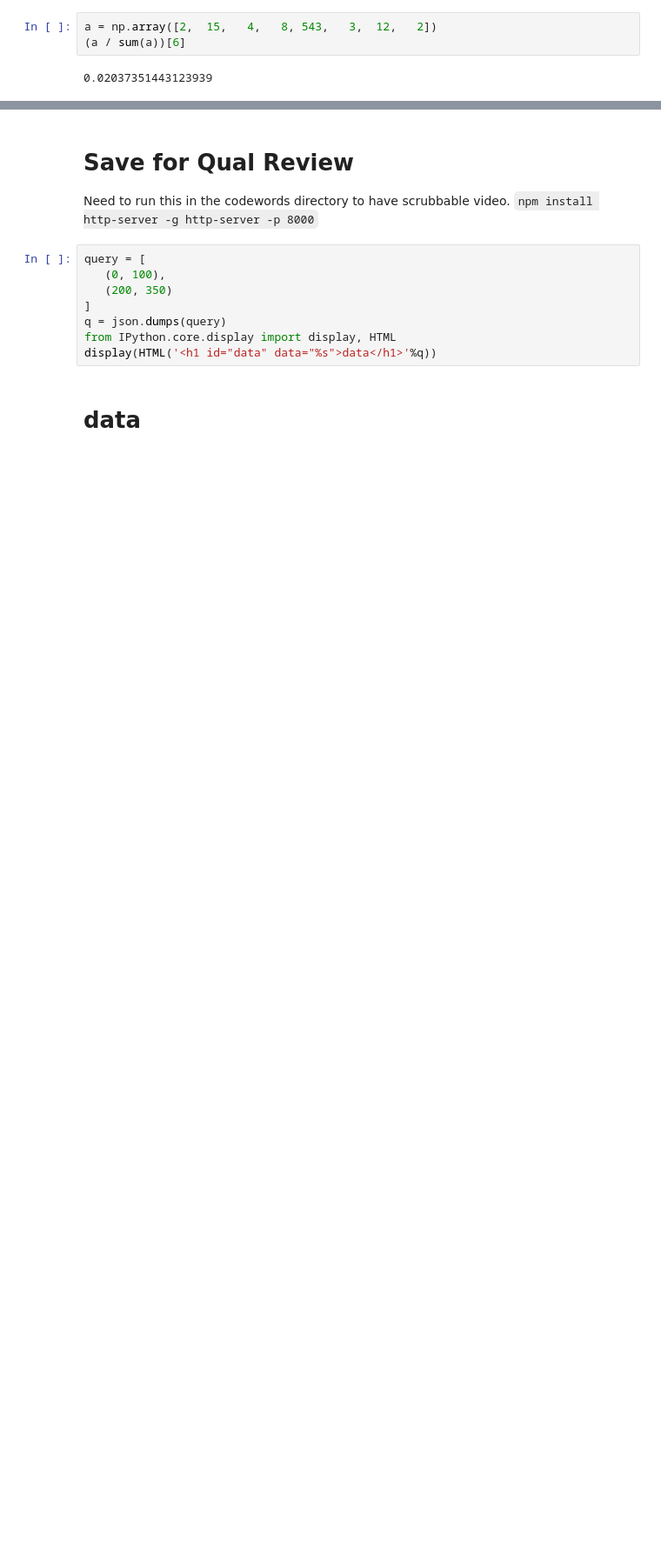
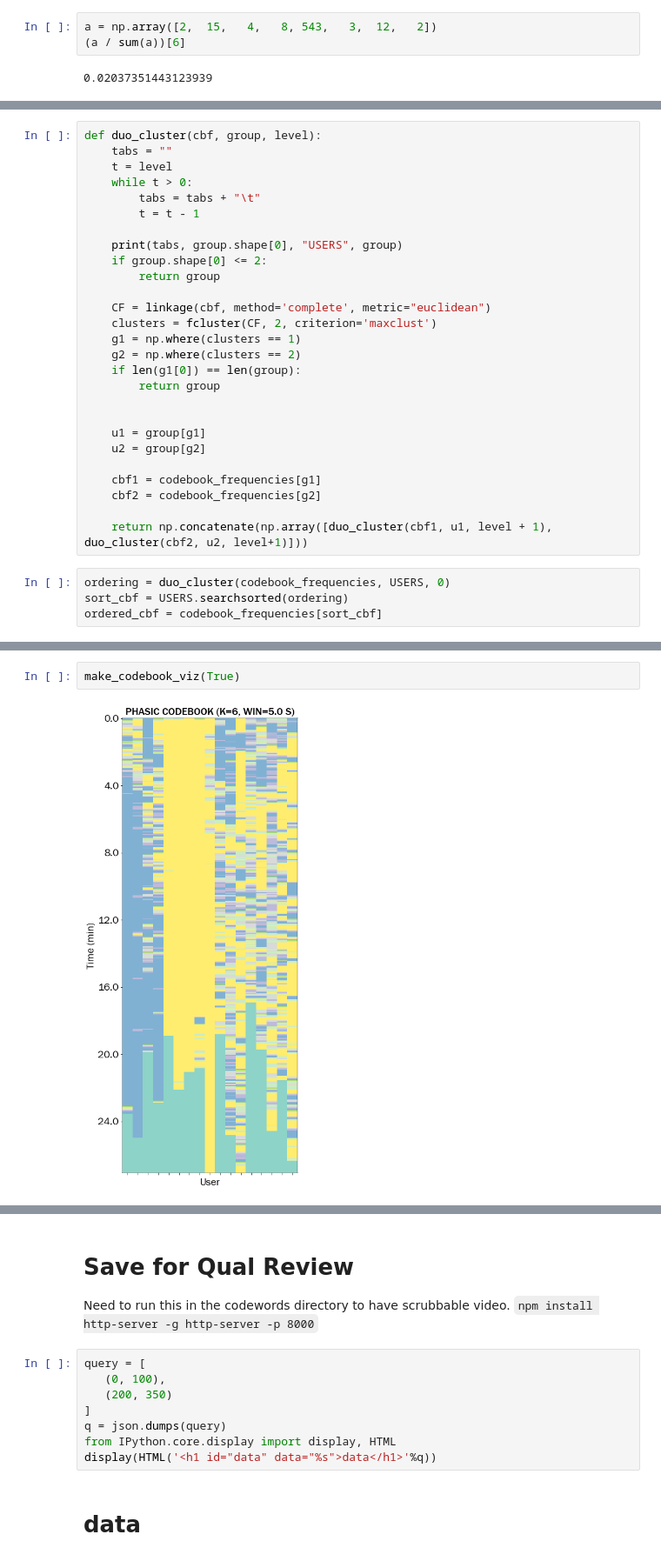
Before and after one commit to The-Hybrid-Atelier/biosignal-processing, a Jupyter notebook: codewords/6_StudyDataClustering.ipynb, the cells around one changed output, grey strips where cells are left out. Shown at 87% size. Drawn from its saved outputs; the diff is of its cells as text; blank space fills up the shorter version.

```diff
--- a/codewords/6_StudyDataClustering.ipynb
+++ b/codewords/6_StudyDataClustering.ipynb
@@ -560,0 +525,31 @@ pl.show()
+# %%
+def duo_cluster(cbf, group, level):
+    tabs = ""
+    t = level
+    while t > 0:
+        tabs = tabs + "\t"
+        t = t - 1
+
+    print(tabs, group.shape[0], "USERS", group)
+    if group.shape[0] <= 2:
+        return group
+
+    CF = linkage(cbf, method='complete', metric="euclidean")
+    clusters = fcluster(CF, 2, criterion='maxclust')
+    g1 = np.where(clusters == 1)
+    g2 = np.where(clusters == 2)
+    if len(g1[0]) == len(group):
+        return group
+
+
+    u1 = group[g1]
+    u2 = group[g2]
+
+    cbf1 = codebook_frequencies[g1]
+    cbf2 = codebook_frequencies[g2]
+
+    return np.concatenate(np.array([duo_cluster(cbf1, u1, level + 1), duo_cluster(cbf2, u2, level+1)]))
+# %%
+ordering = duo_cluster(codebook_frequencies, USERS, 0)
+sort_cbf = USERS.searchsorted(ordering)
+ordered_cbf = codebook_frequencies[sort_cbf]
@@ -560,0 +632,4 @@ pl.show()
+# %%
+make_codebook_viz(True)
+# %% [output]
+[figure, added]
```
Also changed, not shown: parts of 30 cells of this notebook, 1 other file.
